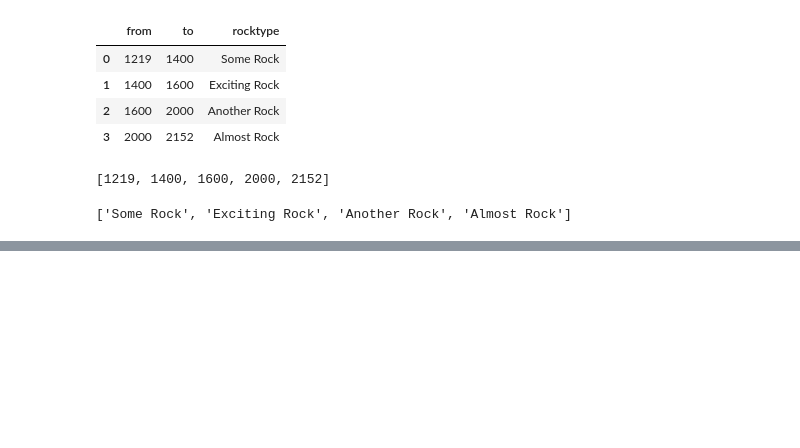
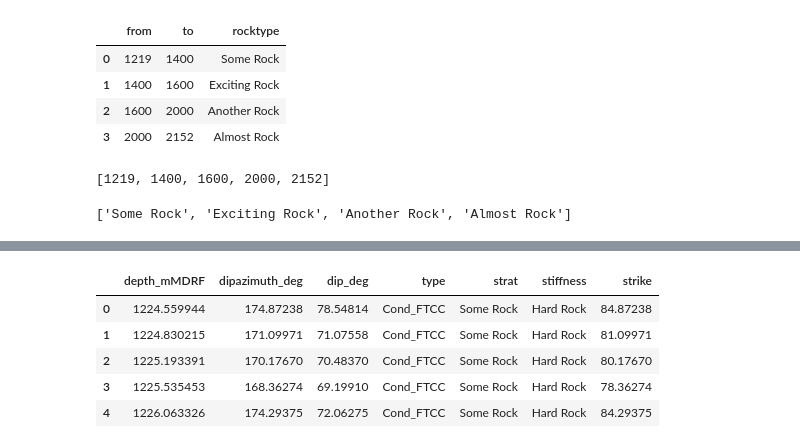
Before and after one commit to ICWallis/fractoolbox, a Jupyter notebook: append-fracture-attributes.ipynb, the cells around one changed output, grey strips where cells are left out. Cells and saved outputs as stored; diff of their text form; code cells hidden in the pictures; blank space fills up the shorter version.

```diff
--- a/append-fracture-attributes.ipynb
+++ b/append-fracture-attributes.ipynb
@@ -91,0 +144,9 @@ dfstifness
+# %%
+# append unit codes to the fracture dataframe based on depth
+dffractures['stiffness'] = pd.cut(dffractures['depth_mMDRF'],
+                                  bins_stifness,
+                                  labels = units_stifness)
+
+print(dffractures['stiffness'].value_counts(),'\n')
+
+dffractures.head(3)
@@ -91,0 +233,27 @@ dfstifness
+# %%
+# calculate strike using dip azumuth and dip
+
+def dip2strike(dipazim,dip):
+    '''Convert dip-dipazimuth data to strike
+    using the right-hand rule convention'''
+    if dipazim < 90:
+        strike=(dipazim-90)+360
+    else:
+        strike=dipazim-90
+    return strike
+
+dffractures['strike'] = [dip2strike(x, y)
+                         for x, y
+                         in zip(dffractures['dipazimuth_deg'],
+                                dffractures['dip_deg']
+                               )
+                        ]
+
+dffractures.head()
+# %% [output]
+|  | depth_mMDRF | dipazimuth_deg | dip_deg | type | strat | stiffness | strike |
+| 0 | 1224.559944 | 174.87238 | 78.54814 | Cond_FTCC | Some Rock | Hard Rock | 84.87238 |
+| 1 | 1224.830215 | 171.09971 | 71.07558 | Cond_FTCC | Some Rock | Hard Rock | 81.09971 |
+| 2 | 1225.193391 | 170.17670 | 70.48370 | Cond_FTCC | Some Rock | Hard Rock | 80.17670 |
+| 3 | 1225.535453 | 168.36274 | 69.19910 | Cond_FTCC | Some Rock | Hard Rock | 78.36274 |
+| 4 | 1226.063326 | 174.29375 | 72.06275 | Cond_FTCC | Some Rock | Hard Rock | 84.29375 |
```
Also changed, not shown: parts of 22 cells of this notebook.
